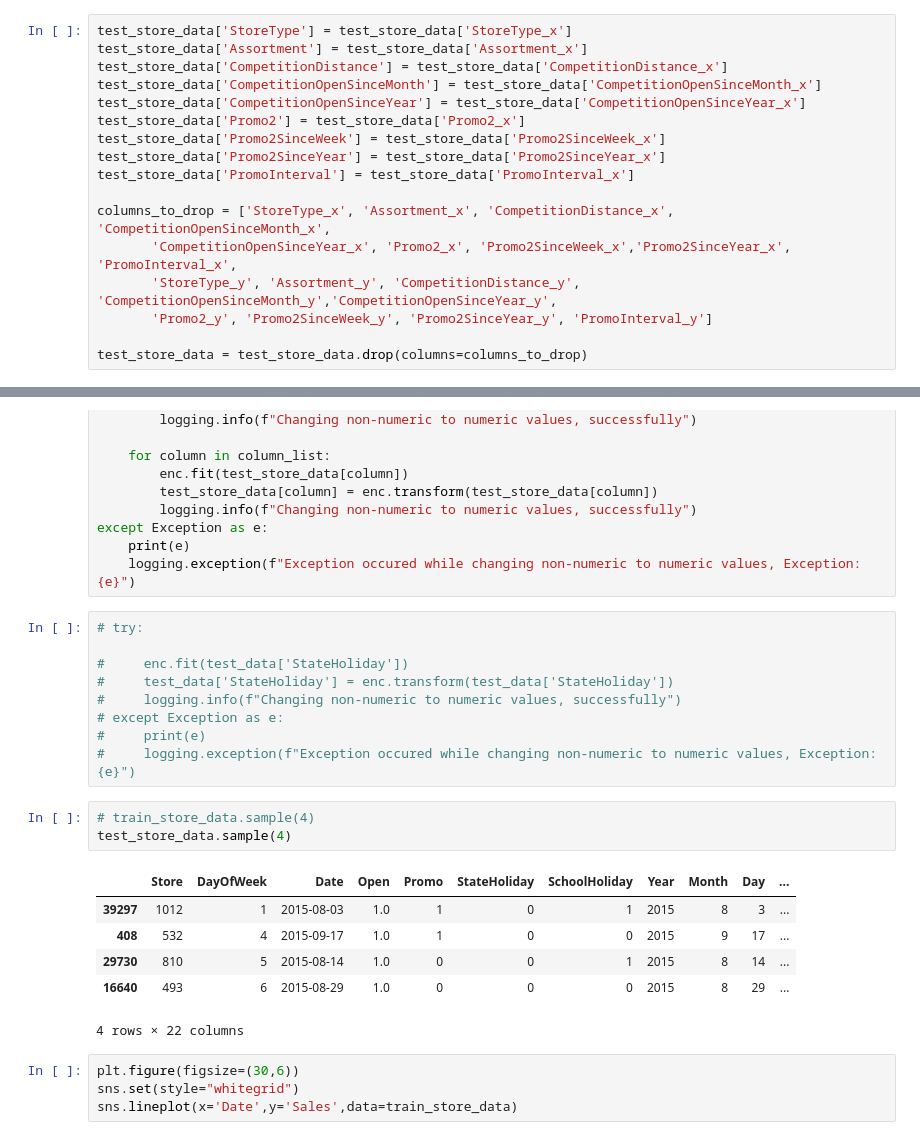
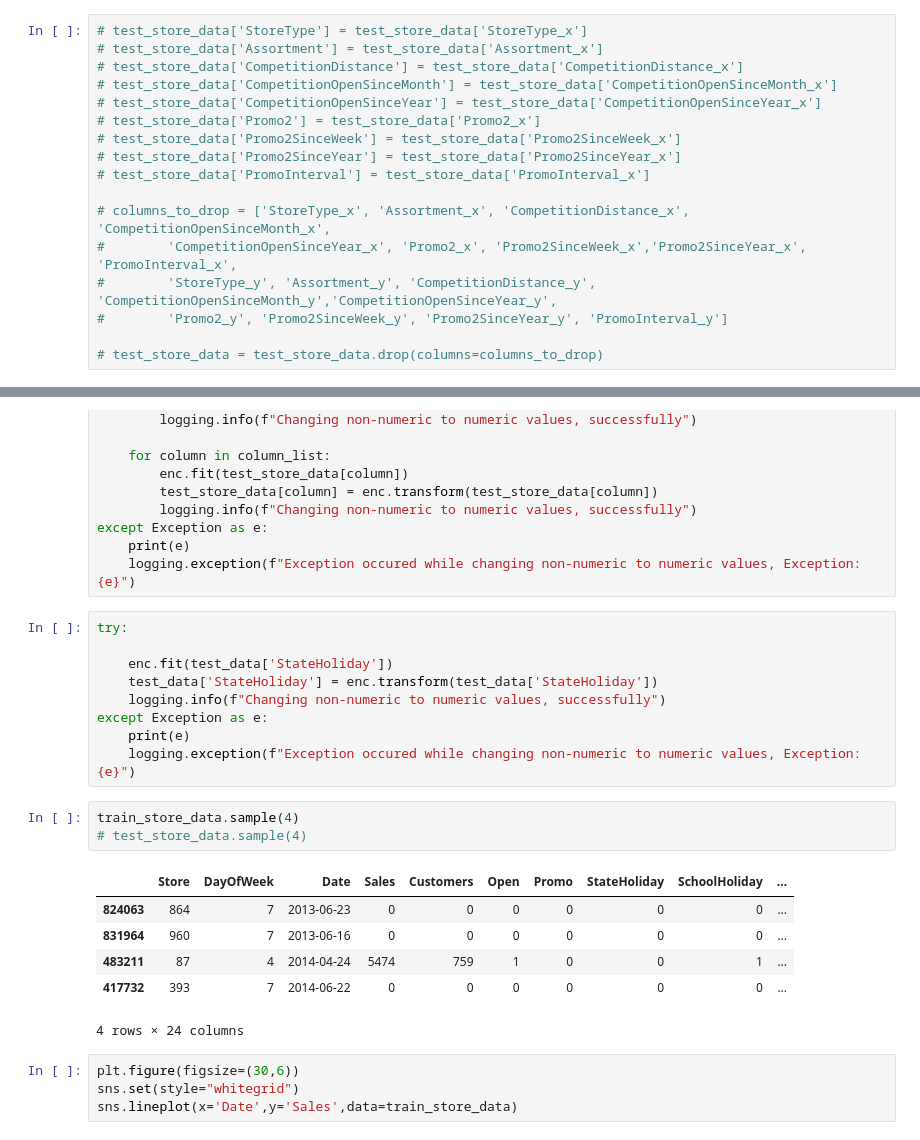
Before and after one commit to Caphace-Ethan/Pharmaceutical-Sales-Prediction, a Jupyter notebook: notebooks/Prediction_of_store_sales.ipynb, the cells around one changed output, grey strips where cells are left out. Cells and saved outputs as stored; diff of their text form.

```diff
--- a/notebooks/Prediction_of_store_sales.ipynb
+++ b/notebooks/Prediction_of_store_sales.ipynb
@@ -468,21 +464,21 @@ Index(['Store', 'DayOfWeek', 'Date', 'Open', 'Promo', 'StateHoliday',
       dtype='object')
 # %%
-test_store_data['StoreType'] = test_store_data['StoreType_x']
-test_store_data['Assortment'] = test_store_data['Assortment_x']
-test_store_data['CompetitionDistance'] = test_store_data['CompetitionDistance_x']
-test_store_data['CompetitionOpenSinceMonth'] = test_store_data['CompetitionOpenSinceMonth_x']
-test_store_data['CompetitionOpenSinceYear'] = test_store_data['CompetitionOpenSinceYear_x']
-test_store_data['Promo2'] = test_store_data['Promo2_x']
-test_store_data['Promo2SinceWeek'] = test_store_data['Promo2SinceWeek_x']
-test_store_data['Promo2SinceYear'] = test_store_data['Promo2SinceYear_x']
-test_store_data['PromoInterval'] = test_store_data['PromoInterval_x']
+# test_store_data['StoreType'] = test_store_data['StoreType_x']
+# test_store_data['Assortment'] = test_store_data['Assortment_x']
+# test_store_data['CompetitionDistance'] = test_store_data['CompetitionDistance_x']
+# test_store_data['CompetitionOpenSinceMonth'] = test_store_data['CompetitionOpenSinceMonth_x']
+# test_store_data['CompetitionOpenSinceYear'] = test_store_data['CompetitionOpenSinceYear_x']
+# test_store_data['Promo2'] = test_store_data['Promo2_x']
+# test_store_data['Promo2SinceWeek'] = test_store_data['Promo2SinceWeek_x']
+# test_store_data['Promo2SinceYear'] = test_store_data['Promo2SinceYear_x']
+# test_store_data['PromoInterval'] = test_store_data['PromoInterval_x']
 
-columns_to_drop = ['StoreType_x', 'Assortment_x', 'CompetitionDistance_x', 'CompetitionOpenSinceMonth_x',
-       'CompetitionOpenSinceYear_x', 'Promo2_x', 'Promo2SinceWeek_x','Promo2SinceYear_x', 'PromoInterval_x',
-       'StoreType_y', 'Assortment_y', 'CompetitionDistance_y', 'CompetitionOpenSinceMonth_y','CompetitionOpenSinceYear_y',
-       'Promo2_y', 'Promo2SinceWeek_y', 'Promo2SinceYear_y', 'PromoInterval_y']
+# columns_to_drop = ['StoreType_x', 'Assortment_x', 'CompetitionDistance_x', 'CompetitionOpenSinceMonth_x',
+#        'CompetitionOpenSinceYear_x', 'Promo2_x', 'Promo2SinceWeek_x','Promo2SinceYear_x', 'PromoInterval_x',
+#        'StoreType_y', 'Assortment_y', 'CompetitionDistance_y', 'CompetitionOpenSinceMonth_y','CompetitionOpenSinceYear_y',
+#        'Promo2_y', 'Promo2SinceWeek_y', 'Promo2SinceYear_y', 'PromoInterval_y']
 
-test_store_data = test_store_data.drop(columns=columns_to_drop)
+# test_store_data = test_store_data.drop(columns=columns_to_drop)
 # %%
 print(f" Shape of Combined dataset: {shape}")
 # train_store_data.head(4)
@@ -569,24 +562,24 @@ except Exception as e:
     print(e)
     logging.exception(f"Exception occured while changing non-numeric to numeric values, Exception:{e}")
 # %%
-# try:
+try:
 
-#     enc.fit(test_data['StateHoliday'])
-#     test_data['StateHoliday'] = enc.transform(test_data['StateHoliday'])
-#     logging.info(f"Changing non-numeric to numeric values, successfully")
-# except Exception as e:
-#     print(e)
-#     logging.exception(f"Exception occured while changing non-numeric to numeric values, Exception:{e}")
+    enc.fit(test_data['StateHoliday'])
+    test_data['StateHoliday'] = enc.transform(test_data['StateHoliday'])
+    logging.info(f"Changing non-numeric to numeric values, successfully")
+except Exception as e:
+    print(e)
+    logging.exception(f"Exception occured while changing non-numeric to numeric values, Exception:{e}")
 # %%
-# train_store_data.sample(4)
-test_store_data.sample(4)
+train_store_data.sample(4)
+# test_store_data.sample(4)
 # %% [output]
-|  | Store | DayOfWeek | Date | Open | Promo | StateHoliday | SchoolHoliday | Year | Month | Day | ... |
-| 39297 | 1012 | 1 | 2015-08-03 | 1.0 | 1 | 0 | 1 | 2015 | 8 | 3 | ... |
-| 408 | 532 | 4 | 2015-09-17 | 1.0 | 1 | 0 | 0 | 2015 | 9 | 17 | ... |
-| 29730 | 810 | 5 | 2015-08-14 | 1.0 | 0 | 0 | 1 | 2015 | 8 | 14 | ... |
-| 16640 | 493 | 6 | 2015-08-29 | 1.0 | 0 | 0 | 0 | 2015 | 8 | 29 | ... |
+|  | Store | DayOfWeek | Date | Sales | Customers | Open | Promo | StateHoliday | SchoolHoliday | ... |
+| 824063 | 864 | 7 | 2013-06-23 | 0 | 0 | 0 | 0 | 0 | 0 | ... |
+| 831964 | 960 | 7 | 2013-06-16 | 0 | 0 | 0 | 0 | 0 | 0 | ... |
+| 483211 | 87 | 4 | 2014-04-24 | 5474 | 759 | 1 | 0 | 0 | 1 | ... |
+| 417732 | 393 | 7 | 2014-06-22 | 0 | 0 | 0 | 0 | 0 | 0 | ... |
-4 rows × 22 columns
+4 rows × 24 columns
 # %%
 plt.figure(figsize=(30,6))
 sns.set(style="whitegrid")
```
Also changed, not shown: parts of 11 cells of this notebook.
